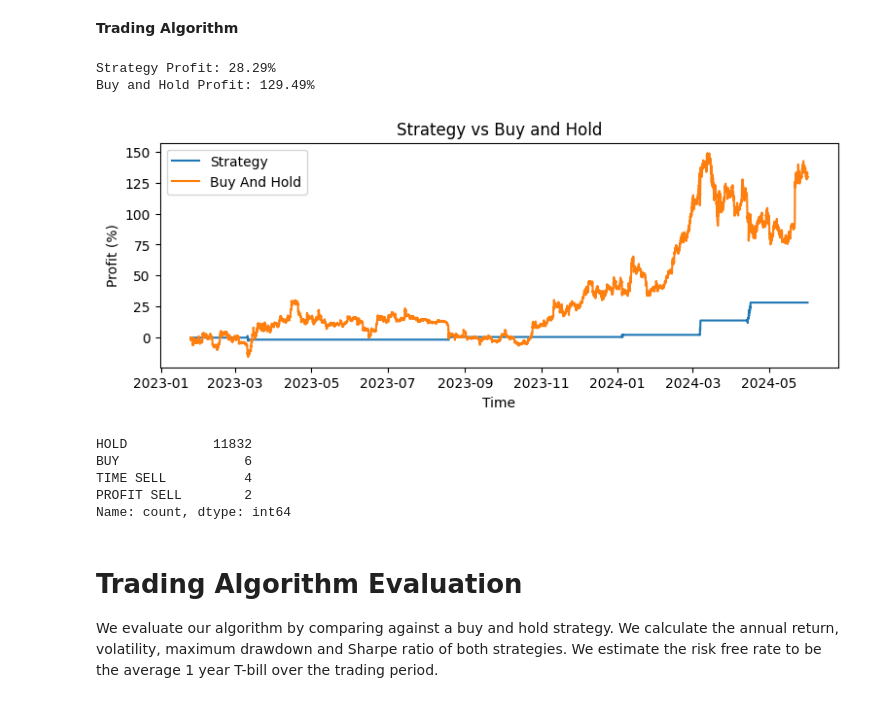
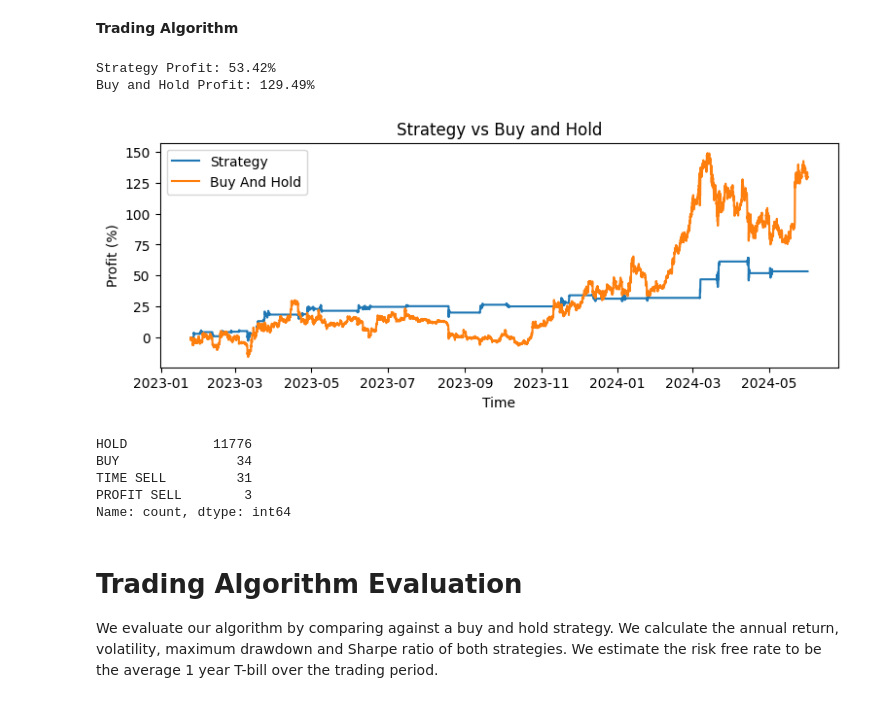
Before and after one commit to farhanbham/ETH-USD-Intraday-trader, a Jupyter notebook: intraday-eth-trading-simulation.ipynb, the cells around one changed output. Cells and saved outputs as stored; diff of their text form; code cells hidden in the pictures.

```diff
--- a/intraday-eth-trading-simulation.ipynb
+++ b/intraday-eth-trading-simulation.ipynb
@@ -67,7 +67,7 @@ learning_rate = 0.1
 
 input_layer = Input(shape=(X.shape[1], X.shape[2]))
 encoded = LSTM(LSTM_units, activation=activation, return_sequences=True)(input_layer)
-encoded = LSTM(4, activation=activation, return_sequences=True)(encoded)
+encoded = LSTM(1, activation=activation, return_sequences=True)(encoded)
 decoded = LSTM(LSTM_units, return_sequences=True, activation=activation)(encoded)
 decoded = Dropout(dropout_rate)(decoded)
 decoded = TimeDistributed(Dense(X.shape[2]))(decoded)
@@ -308,8 +308,8 @@ actions = []
 
 position_size = 1
 take_profit = 1.1
-max_hold_time = 48
-signal_strength = 1.06
+max_hold_time = 72
+signal_strength = 1.04
 
 for i in range(len(prices)):
 
@@ -345,39 +345,39 @@ for i in range(len(prices)):
             action = "TIME SELL"
 
 
     actions.append(action)
     portfolio_value.append(balance + (holdings * current_price))
 
 portfolio_value = np.array(portfolio_value)
 portfolio = (portfolio_value * 100 / portfolio_value[0]) - 100
 strategy_profit = ((portfolio_value[-1] / initial_balance) * 100) - 100
 
 buy_and_hold = (prices * (100 - slippage) / prices[0]) - 100
 buy_and_hold_profit = ((prices[-1] / prices[0]) * 100-slippage) - 100
 
 
 print(f"Strategy Profit: {strategy_profit:.2f}%")
 print(f"Buy and Hold Profit: {buy_and_hold_profit:.2f}%")
 
 index = test.index[predict_value+10:]
 plt.figure(figsize=(9, 3))
 plt.plot(index, portfolio, label="Strategy")
 plt.plot(index, buy_and_hold, label="Buy And Hold")
 plt.xlabel('Time')
 plt.ylabel('Profit (%)')
 plt.title('Strategy vs Buy and Hold')
 plt.legend()
 plt.show()
 
 print(pd.Series(actions).value_counts())
 # %% [output]
-Strategy Profit: 28.29%
+Strategy Profit: 53.42%
 Buy and Hold Profit: 129.49%
-[figure, old version]
+[figure, new version]
-HOLD           11832
-BUY                6
-TIME SELL          4
-PROFIT SELL        2
+HOLD           11776
+BUY               34
+TIME SELL         31
+PROFIT SELL        3
 Name: count, dtype: int64
 # %% [markdown]
 # Trading Algorithm Evaluation
```
Also changed, not shown: parts of 7 cells of this notebook.
